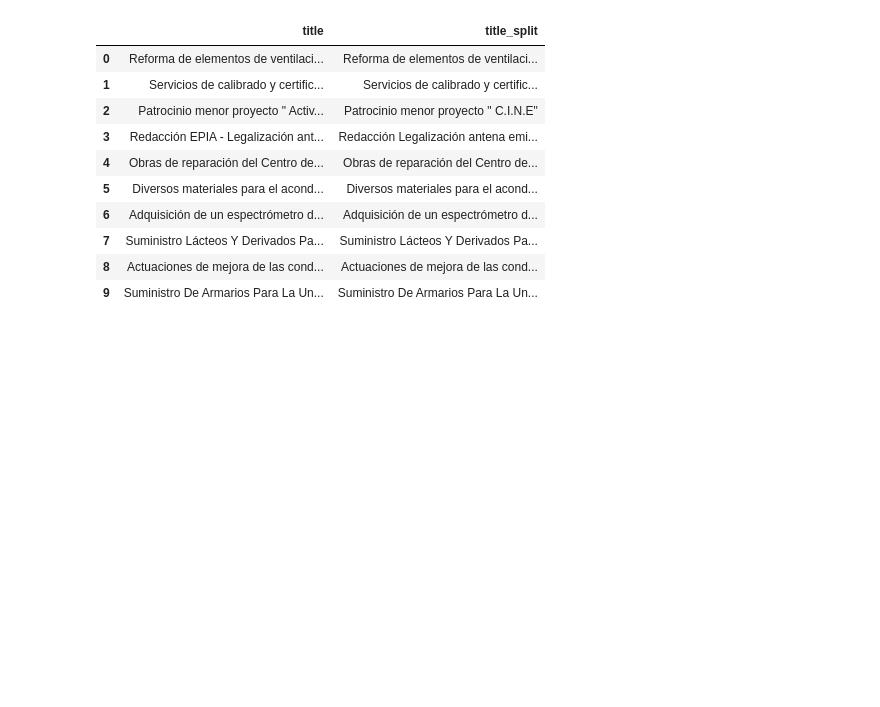
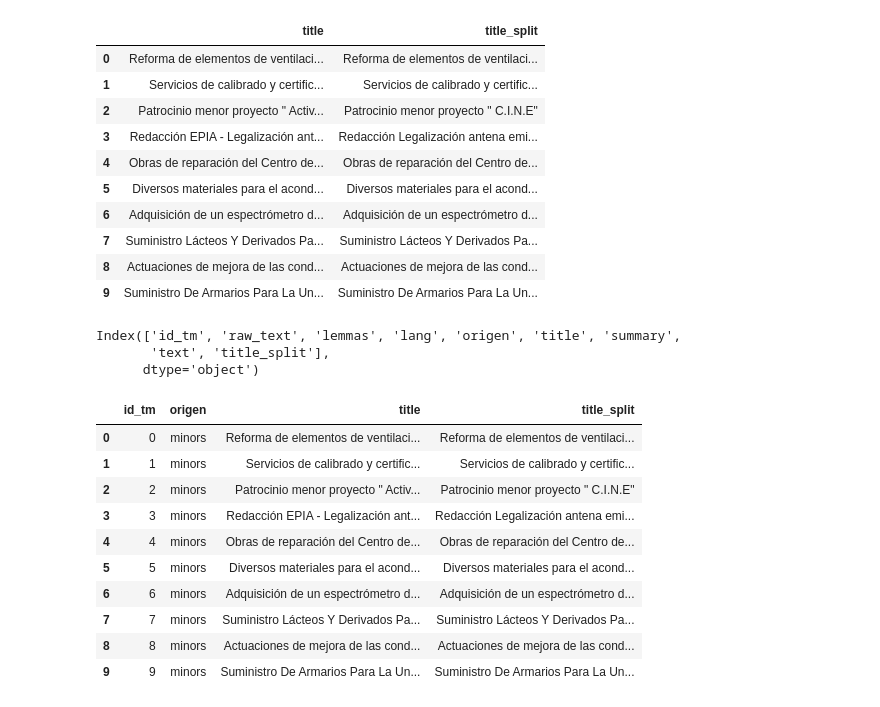
Before and after one commit to nextprocurement/NP-Search-Tool, a Jupyter notebook: aux_scripts/filter_raw.ipynb, the cells around one changed output. Cells and saved outputs as stored; diff of their text form; code cells hidden in the pictures; blank space fills up the shorter version.

```diff
--- a/aux_scripts/filter_raw.ipynb
+++ b/aux_scripts/filter_raw.ipynb
@@ -249,3 +253,23 @@ df_sample[["title", "title_split"]]
 | 7 | Suministro Lácteos Y Derivados Pa... | Suministro Lácteos Y Derivados Pa... |
 | 8 | Actuaciones de mejora de las cond... | Actuaciones de mejora de las cond... |
 | 9 | Suministro De Armarios Para La Un... | Suministro De Armarios Para La Un... |
+# %%
+df_sample.columns
+# %% [output]
+Index(['id_tm', 'raw_text', 'lemmas', 'lang', 'origen', 'title', 'summary',
+       'text', 'title_split'],
+      dtype='object')
+# %%
+df_sample[['id_tm', 'origen', 'title', 'title_split']]
+# %% [output]
+|  | id_tm | origen | title | title_split |
+| 0 | 0 | minors | Reforma de elementos de ventilaci... | Reforma de elementos de ventilaci... |
+| 1 | 1 | minors | Servicios de calibrado y certific... | Servicios de calibrado y certific... |
+| 2 | 2 | minors | Patrocinio menor proyecto " Activ... | Patrocinio menor proyecto " C.I.N.E" |
+| 3 | 3 | minors | Redacción EPIA - Legalización ant... | Redacción Legalización antena emi... |
+| 4 | 4 | minors | Obras de reparación del Centro de... | Obras de reparación del Centro de... |
+| 5 | 5 | minors | Diversos materiales para el acond... | Diversos materiales para el acond... |
+| 6 | 6 | minors | Adquisición de un espectrómetro d... | Adquisición de un espectrómetro d... |
+| 7 | 7 | minors | Suministro Lácteos Y Derivados Pa... | Suministro Lácteos Y Derivados Pa... |
+| 8 | 8 | minors | Actuaciones de mejora de las cond... | Actuaciones de mejora de las cond... |
+| 9 | 9 | minors | Suministro De Armarios Para La Un... | Suministro De Armarios Para La Un... |
```
Also changed, not shown: parts of 1 cell of this notebook, 8 other files.
